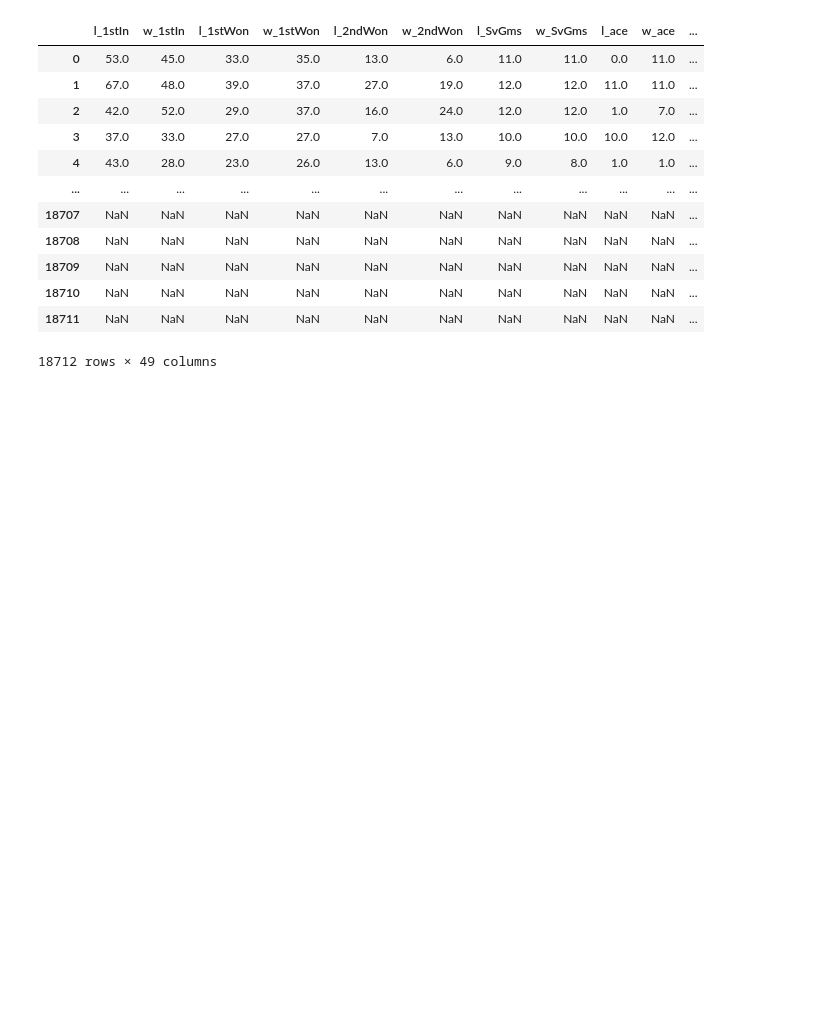
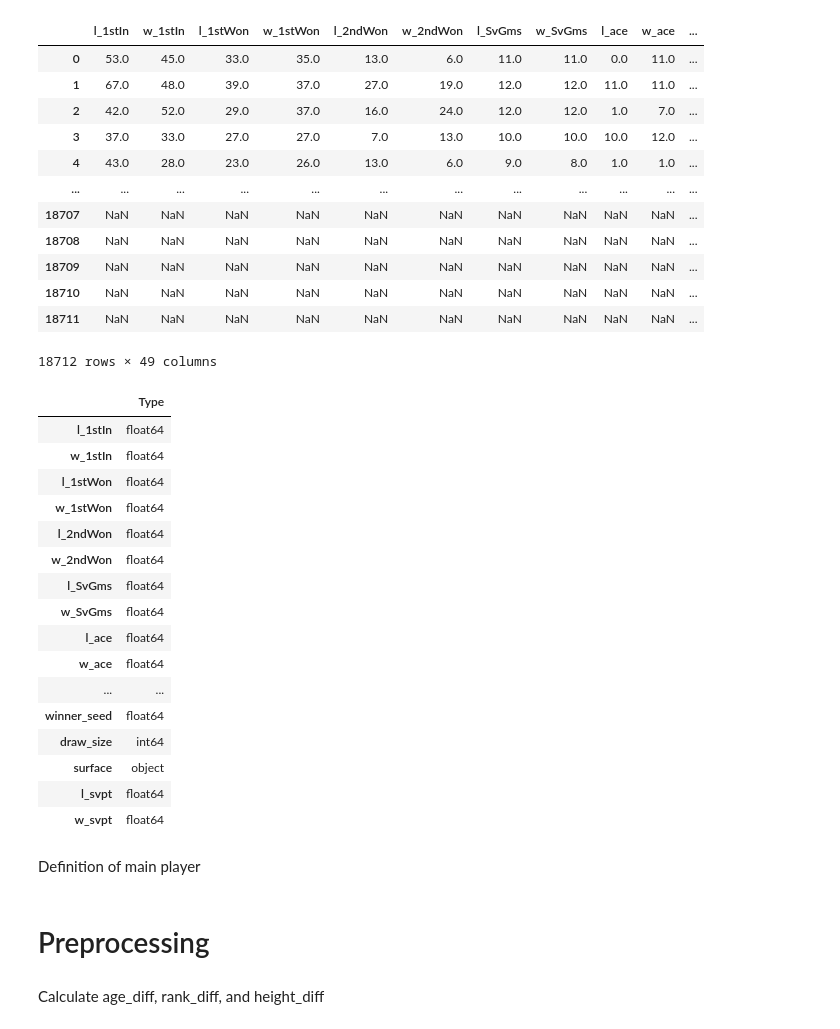
Before and after one commit to Alla977/Predicting-ATP-Tennis-Match-Outcomes, a Jupyter notebook: Data wraggling.ipynb, the cells around one changed output. Saved outputs shown, nothing was run; the diff lists cells and outputs as text; code cells hidden in the pictures; blank space fills up the shorter version.

```diff
--- a/Data wraggling.ipynb
+++ b/Data wraggling.ipynb
@@ -5,13 +12,13 @@ import os
 import pandas as pd
 pd.set_option('display.max_columns', None)
 # Read the CSV files for 2020-2023
-atp_matches_2017 = pd.read_csv("tennis_atp/atp_matches_2017.csv", sep=",")
-atp_matches_2018 = pd.read_csv("tennis_atp/atp_matches_2018.csv", sep=",")
-atp_matches_2019 = pd.read_csv("tennis_atp/atp_matches_2019.csv", sep=",")
-atp_matches_2020 = pd.read_csv("tennis_atp/atp_matches_2020.csv", sep=",")
-atp_matches_2021 = pd.read_csv("tennis_atp/atp_matches_2021.csv", sep=",")
-atp_matches_2022 = pd.read_csv("tennis_atp/atp_matches_2022.csv", sep=",")
-atp_matches_2023 = pd.read_csv("tennis_atp/atp_matches_2023.csv", sep=",")
+atp_matches_2017 = pd.read_csv("atp_matches_2017.csv", sep=",")
+atp_matches_2018 = pd.read_csv("atp_matches_2018.csv", sep=",")
+atp_matches_2019 = pd.read_csv("atp_matches_2019.csv", sep=",")
+atp_matches_2020 = pd.read_csv("atp_matches_2020.csv", sep=",")
+atp_matches_2021 = pd.read_csv("atp_matches_2021.csv", sep=",")
+atp_matches_2022 = pd.read_csv("atp_matches_2022.csv", sep=",")
+atp_matches_2023 = pd.read_csv("atp_matches_2023.csv", sep=",")
 
 # Concatenate the dataframes and sort columns
 atp_matches = pd.concat([atp_matches_2017,atp_matches_2018,atp_matches_2019,atp_matches_2020,atp_matches_2021, atp_matches_2022, atp_matches_2023], ignore_index=True)
@@ -32,3 +39,25 @@ atp_matches
 | 18710 | NaN | NaN | NaN | NaN | NaN | NaN | NaN | NaN | NaN | NaN | ... |
 | 18711 | NaN | NaN | NaN | NaN | NaN | NaN | NaN | NaN | NaN | NaN | ... |
 18712 rows × 49 columns
+# %%
+pd.DataFrame(atp_matches.dtypes,columns=["Type"])
+# %% [output]
+|  | Type |
+| l_1stIn | float64 |
+| w_1stIn | float64 |
+| l_1stWon | float64 |
+| w_1stWon | float64 |
+| l_2ndWon | float64 |
+| w_2ndWon | float64 |
+| l_SvGms | float64 |
+| w_SvGms | float64 |
+| l_ace | float64 |
+| w_ace | float64 |
+| ... | ... |
+| winner_seed | float64 |
+| draw_size | int64 |
+| surface | object |
+| l_svpt | float64 |
+| w_svpt | float64 |
+# %% [markdown]
+Definition of main player
@@ -34,0 +74,4 @@ atp_matches
+# %% [markdown]
+# Preprocessing
+# %% [markdown]
+Calculate age_diff, rank_diff, and height_diff
```
Also changed, not shown: parts of 5 cells of this notebook.
